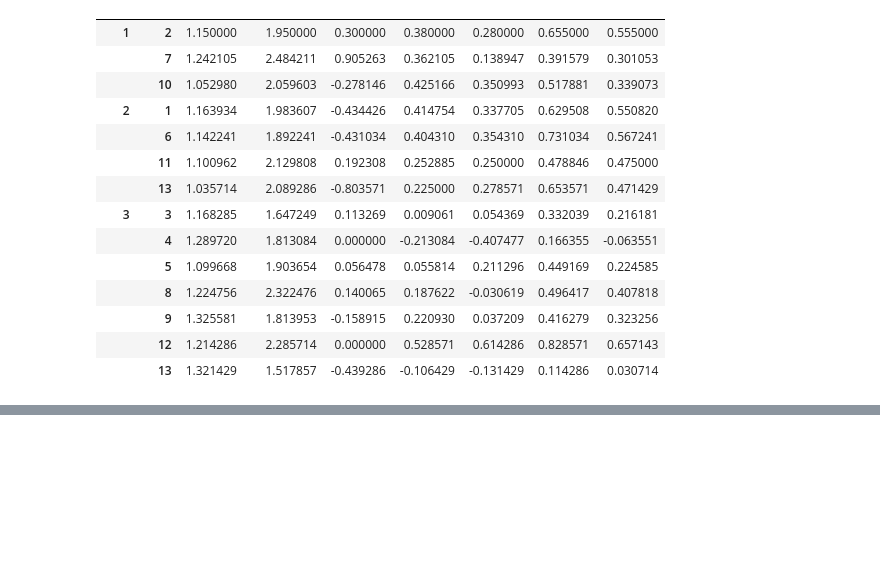
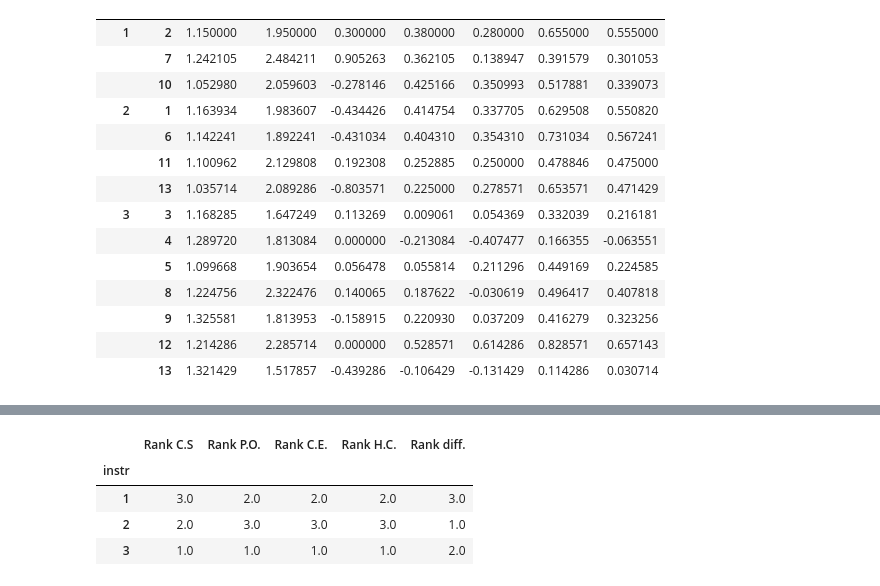
Before and after one commit to bgz10/DS_MA_Q, a Jupyter notebook: DS_NB.ipynb, the cells around one changed output, grey strips where cells are left out. Saved outputs shown, nothing was run; the diff lists cells and outputs as text; code cells hidden in the pictures; blank space fills up the shorter version.

```diff
--- a/DS_NB.ipynb
+++ b/DS_NB.ipynb
@@ -371,0 +436,10 @@ df_alt.describe()
+# %%
+df_rank.drop(['difficulty'], axis=1, inplace=True)
+# %%
+df_rank
+# %% [output]
+|  | Rank C.S | Rank P.O. | Rank C.E. | Rank H.C. | Rank diff. |
+| instr |  |  |  |  |  |
+| 1 | 3.0 | 2.0 | 2.0 | 2.0 | 3.0 |
+| 2 | 2.0 | 3.0 | 3.0 | 3.0 | 1.0 |
+| 3 | 1.0 | 1.0 | 1.0 | 1.0 | 2.0 |
```
Also changed, not shown: parts of 8 cells of this notebook, 1 other file.
